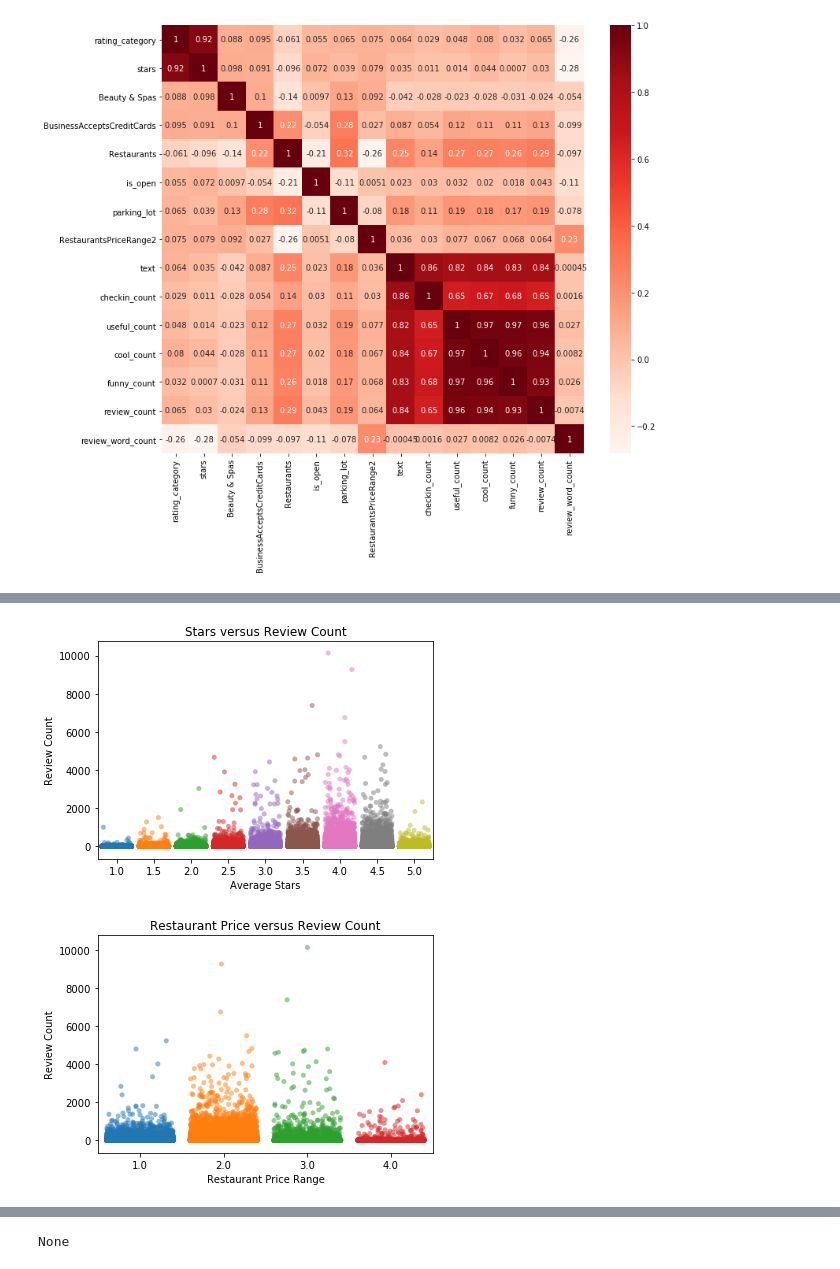
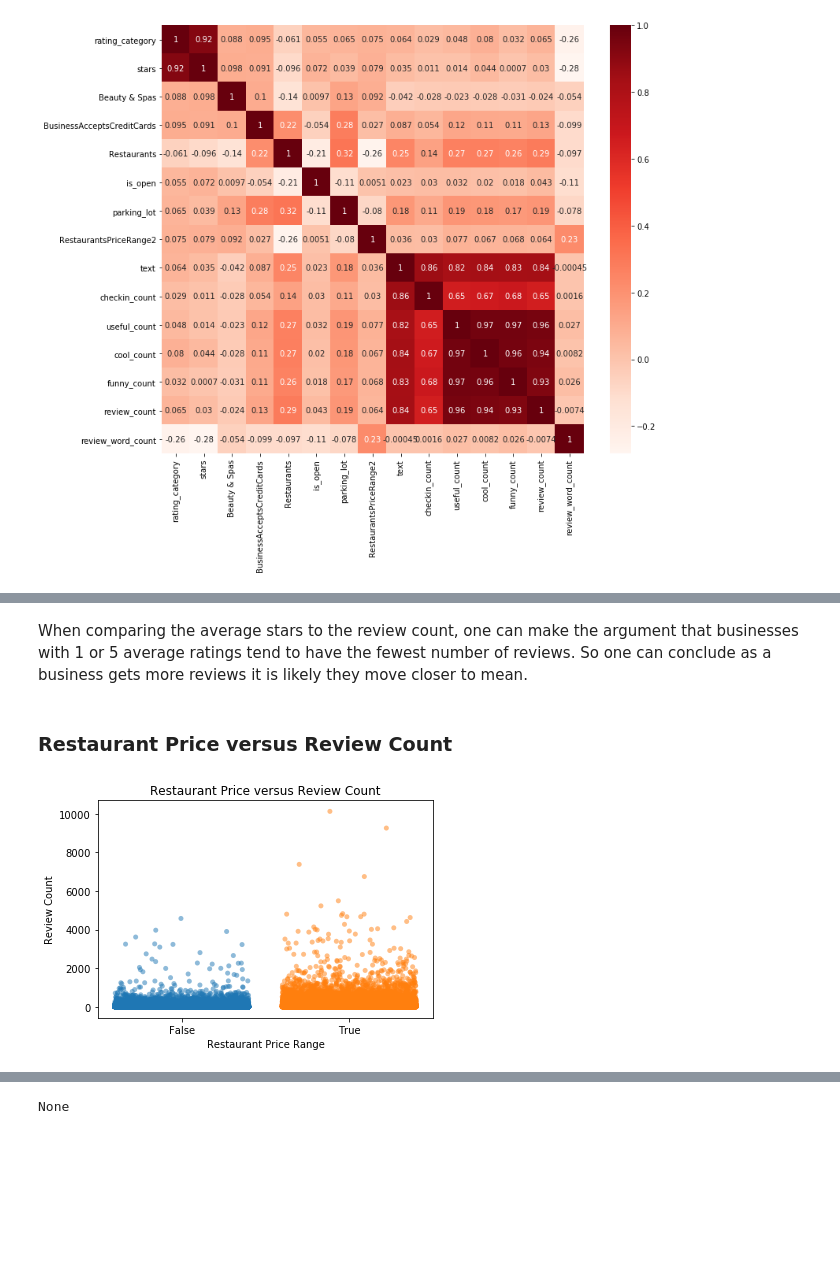
Before and after one commit to rchannewiser/MSDS-machine-learning1-team5, a Jupyter notebook: yelp_test.ipynb, the cells around one changed output, grey strips where cells are left out. Drawn from its saved outputs; the diff is of its cells as text; code cells hidden in the pictures; blank space fills up the shorter version.

Commit message:
add text explanation and headers to sections 4-6

```diff
--- a/yelp_test.ipynb
+++ b/yelp_test.ipynb
@@ -951,34 +963,13 @@ def crosstab_heatmap(df, col1, col2, normalize='all'):
+# %% [markdown]
+When comparing the average stars to the review count, one can make the argument that businesses with 1 or 5 average ratings tend to have the fewest number of reviews. So one can conclude as a business gets more reviews it is likely they move closer to mean.
+# %% [markdown]
+### Restaurant Price versus Review Count
 # %%
-# cool_count                      int64
-# funny_count                     int64
-# useful_count                    int64
-# review_count                    int64
-# checkin_count                 float64
-# review_word_count             float64
-# text                          float64
+fig=sb.stripplot(data=df_business_eda, x="Restaurants", y="review_count", jitter=.4, alpha=.5)
 
-fig=sb.stripplot(data=df_business_eda, x="stars", y="review_count", jitter=.4, alpha=.5)
-
-plt.xlabel("Average Stars")
+plt.xlabel("Restaurant Price Range")
 plt.ylabel("Review Count")
-plt.title("Stars versus Review Count") # You can comment this line out if you don't need title
+plt.title("Restaurant Price versus Review Count") # You can comment this line out if you don't need title
 plt.show(fig)
 # %% [output]
-[figure, old version]
+[figure, new version]
-# %%
-# cool_count                      int64
-# funny_count                     int64
-# useful_count                    int64
-# review_count                    int64
-# checkin_count                 float64
-# review_word_count             float64
-# text                          float64
-
-fig=sb.stripplot(data=df_business_eda, x="RestaurantsPriceRange2", y="review_count", jitter=.4, alpha=.5)
-
-plt.xlabel("Restaurant Price Range")
-plt.ylabel("Review Count")
-plt.title("Restaurant Price versus Review Count") # You can comment this line out if you don't need title
-plt.show(fig)
-# %% [output]
-[figure, removed]
```
Also changed, not shown: parts of 56 cells of this notebook.
